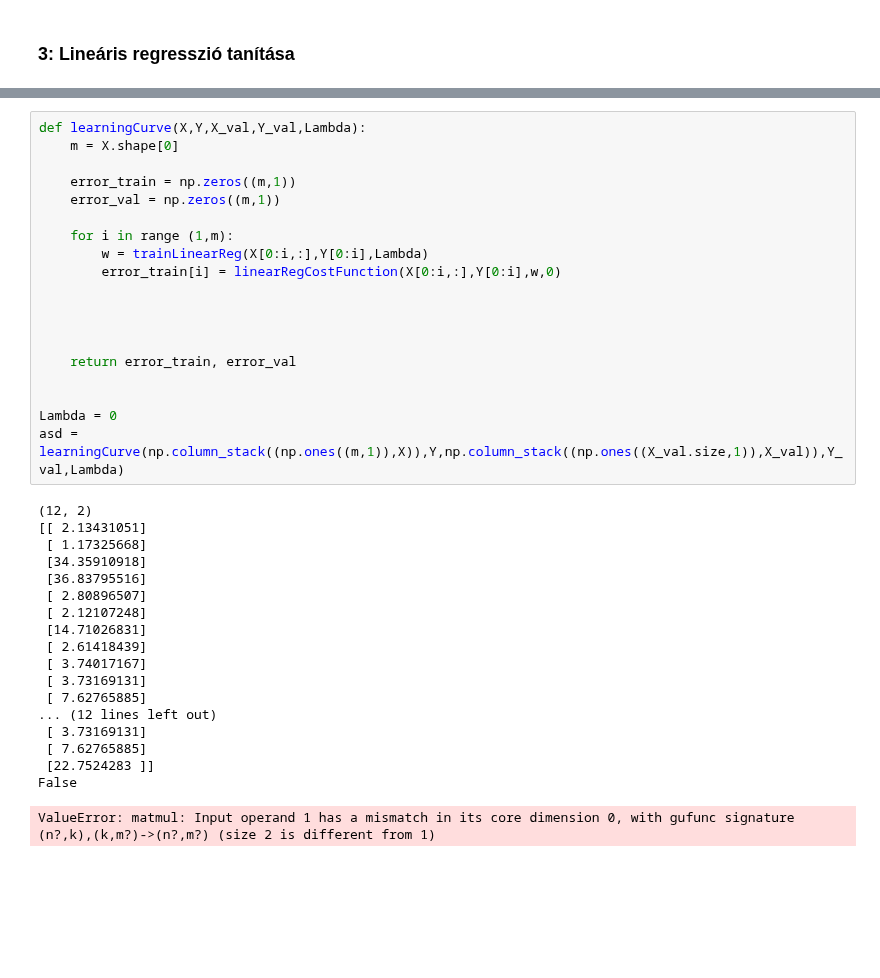
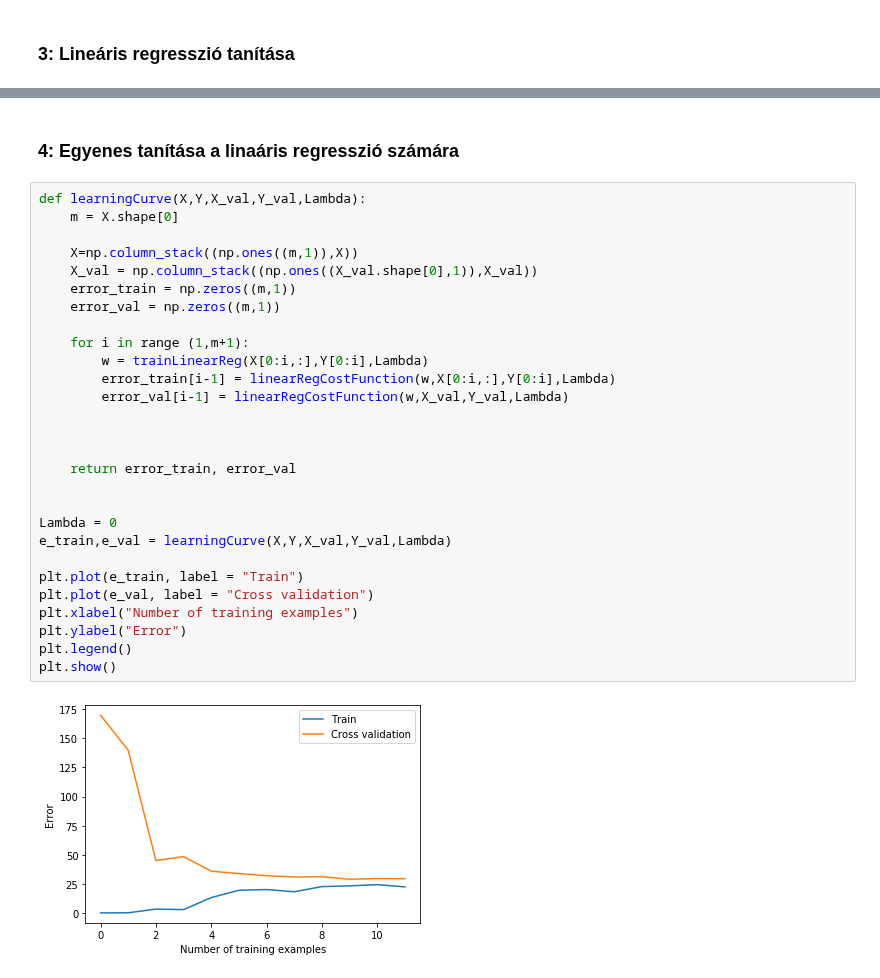
Before and after one commit to Fortuz/MIKRO_lab, a Jupyter notebook: AdaptiveRoboLabor/Jupyter/L08_Regularization/L08 - Regularization.ipynb, the cells around one changed output, grey strips where cells are left out. Cells and saved outputs as stored; diff of their text form; blank space fills up the shorter version.

```diff
--- a/AdaptiveRoboLabor/Jupyter/L08_Regularization/L08 - Regularization.ipynb
+++ b/AdaptiveRoboLabor/Jupyter/L08_Regularization/L08 - Regularization.ipynb
@@ -104,38 +109,32 @@ Weights with the optimization: [10.42988075  0.26634506]
+# %% [markdown]
+### 4: Egyenes tanítása a linaáris regresszió számára
 # %%
 def learningCurve(X,Y,X_val,Y_val,Lambda):
     m = X.shape[0]
 
+    X=np.column_stack((np.ones((m,1)),X))
+    X_val = np.column_stack((np.ones((X_val.shape[0],1)),X_val))
     error_train = np.zeros((m,1))
     error_val = np.zeros((m,1))
 
-    for i in range (1,m):
+    for i in range (1,m+1):
         w = trainLinearReg(X[0:i,:],Y[0:i],Lambda)
-        error_train[i] = linearRegCostFunction(X[0:i,:],Y[0:i],w,0)
-
+        error_train[i-1] = linearRegCostFunction(w,X[0:i,:],Y[0:i],Lambda)
+        error_val[i-1] = linearRegCostFunction(w,X_val,Y_val,Lambda)
 
 
 
     return error_train, error_val
 
 
 Lambda = 0
-asd = learningCurve(np.column_stack((np.ones((m,1)),X)),Y,np.column_stack((np.ones((X_val.size,1)),X_val)),Y_val,Lambda)
+e_train,e_val = learningCurve(X,Y,X_val,Y_val,Lambda)
+
+plt.plot(e_train, label = "Train")
+plt.plot(e_val, label = "Cross validation")
+plt.xlabel("Number of training examples")
+plt.ylabel("Error")
+plt.legend()
+plt.show()
 # %% [output]
-(12, 2)
-[[ 2.13431051]
- [ 1.17325668]
- [34.35910918]
- [36.83795516]
- [ 2.80896507]
- [ 2.12107248]
- [14.71026831]
- [ 2.61418439]
- [ 3.74017167]
- [ 3.73169131]
- [ 7.62765885]
-... (12 lines left out)
- [ 3.73169131]
- [ 7.62765885]
- [22.7524283 ]]
-False
-ValueError: matmul: Input operand 1 has a mismatch in its core dimension 0, with gufunc signature (n?,k),(k,m?)->(n?,m?) (size 2 is different from 1)
+[figure, added]
```
Also changed, not shown: parts of 5 cells of this notebook.
